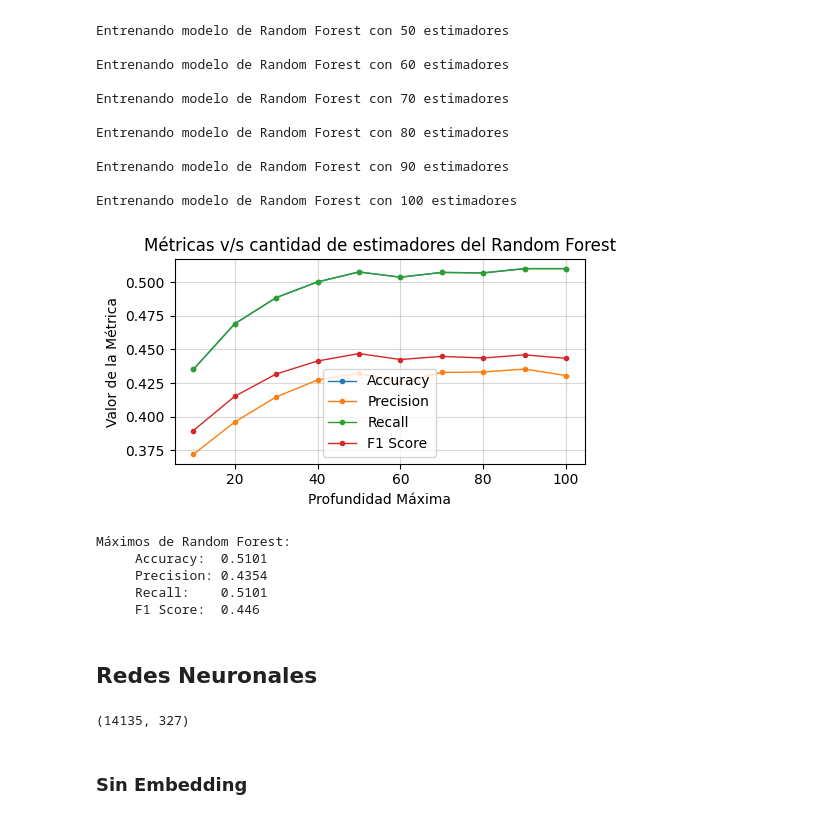
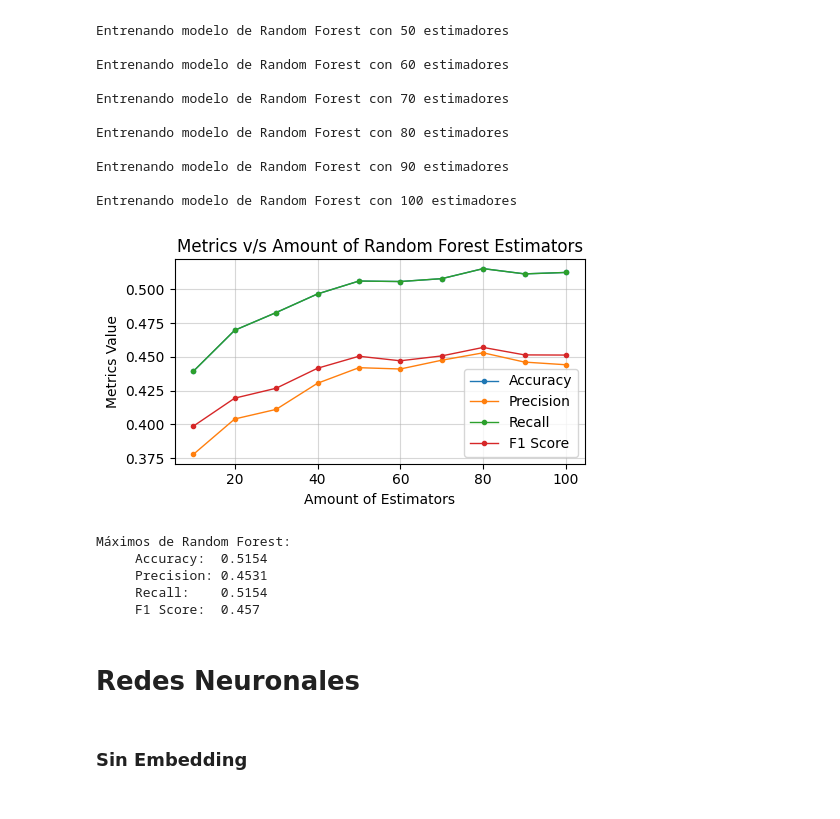
Before and after one commit to BobCortesP/ProyectoML, a Jupyter notebook: ultimoIntento.ipynb, the cells around one changed output. Cells and saved outputs as stored; diff of their text form; code cells hidden in the pictures.

```diff
--- a/ultimoIntento.ipynb
+++ b/ultimoIntento.ipynb
@@ -169,3 +157,40 @@ plt.show()
 # Filtrar las clases con al menos 5 instancias
 clases_con_suficientes_instancias = df['GRD'].value_counts()[df['GRD'].value_counts() >= 5].index
 df = df[df['GRD'].isin(clases_con_suficientes_instancias)]
+# %%
+# Calcular los deciles
+deciles = df['Edad en años'].astype(int).quantile([i / 10 for i in range(1, 10)])
+decimo_decil = df['Edad en años'].astype(int).max()
+deciles.loc[1.0] = decimo_decil
+deciles.loc[0.0] = 0.0
+
+# Crear los grupos etáreos con límites
+df['Grupo Etáreo'] = pd.qcut(df['Edad en años'].astype(int), q=10, labels=[f'Grupo {i+1}' for i in range(10)])
+
+# Contar la cantidad de personas en cada grupo etáreo y guardar los límites usando los deciles
+conteo_grupos = df['Grupo Etáreo'].value_counts().sort_index()
+limites_grupos = [(deciles.loc[i / 10], deciles.loc[(i + 1) / 10]) for i in range(10)]
+conteo_grupos = pd.DataFrame({'Conteo': conteo_grupos, 'Límites': limites_grupos})
+
+# Crear una figura
+fig, ax = plt.subplots(figsize=(8, 5))
+
+# Diagrama de barras con ancho ajustado
+for i, (interval, row) in enumerate(conteo_grupos.iterrows()):
+    start_age, end_age = row['Límites']
+    width = end_age - start_age
+    ax.bar(start_age, row['Conteo'], width=width, color='skyblue', edgecolor='black', align='edge', label='Histogram by age group' if i == 0 else "")
+
+# Histograma
+ax.hist([int(i) for i in df['Edad en años']], bins=df['Edad en años'].astype(int).max() + 1, edgecolor='black', alpha=0.6, label='Histogram by age')
+
+# Configurar el gráfico
+ax.set_title('Histogram and Bar Diagram of Patient Ages')
+ax.set_xlabel('Age in years')
+ax.set_ylabel('Frecuency / Amount of people')
+ax.grid(axis='y', alpha=0.75)
+ax.legend()
+
+# Mostrar el gráfico
+plt.tight_layout()
+plt.show()
@@ -172,6 +199,6 @@ df = df[df['GRD'].isin(clases_con_suficientes_instancias)]
 # %%
 # Crear los grupos etáreos
-df['Grupo Etáreo'] = pd.qcut(df['Edad en años'].astype(int), q=10, labels=[f'Grupo {i+1}' for i in range(10)])
+df['Grupo Etáreo'] = pd.qcut(df['Edad en años'].astype(int), q=10, labels=[i for i in range(10)])
 for i in df['Grupo Etáreo'].value_counts().keys():
     print(i, df['Grupo Etáreo'].value_counts()[i]/len(df)*100)
 df = df.drop(columns=['Edad en años'], axis=1)
@@ -357,33 +400,33 @@ Entrenando modelo de Random Forest con 100 estimadores
 # %%
 plt.figure(figsize=(5, 3))
 plt.plot(estimators, accuracies, label='Accuracy', marker='o', ms=3, lw=1)
 plt.plot(estimators, precisions, label='Precision', marker='o', ms=3, lw=1)
 plt.plot(estimators, recalls, label='Recall', marker='o', ms=3, lw=1)
 plt.plot(estimators, f1_scores, label='F1 Score', marker='o', ms=3, lw=1)
 
-plt.title('Métricas v/s cantidad de estimadores del Random Forest')
-plt.xlabel('Profundidad Máxima')
-plt.ylabel('Valor de la Métrica')
+plt.title('Metrics v/s Amount of Random Forest Estimators')
+plt.xlabel('Amount of Estimators')
+plt.ylabel('Metrics Value')
 plt.legend()
 plt.grid(alpha=0.5)
 plt.tight_layout()
 plt.show()
 
 maximos = [max(accuracies), precisions[accuracies.index(max(accuracies))], recalls[accuracies.index(max(accuracies))], f1_scores[accuracies.index(max(accuracies))]]
 print("Máximos de Random Forest:")
 print("     Accuracy: ", round(maximos[0],4))
 print("     Precision:", round(maximos[1],4))
 print("     Recall:   ", round(maximos[2],4))
 print("     F1 Score: ", round(maximos[3],4))
 # %% [output]
-[figure, old version]
+[figure, new version]
 Máximos de Random Forest:
-     Accuracy:  0.5101
-     Precision: 0.4354
-     Recall:    0.5101
-     F1 Score:  0.446
+     Accuracy:  0.5154
+     Precision: 0.4531
+     Recall:    0.5154
+     F1 Score:  0.457
 # %% [markdown]
-## Redes Neuronales
+# Redes Neuronales
 # %%
 seed = 12122008
 X = []
@@ -396,10 +439,6 @@ X = df.iloc[:, :-1].values
 
 ohe = OneHotEncoder(sparse_output=False)
 Y = ohe.fit_transform(df['GRD'].values.reshape(-1, 1))
-# %%
-Y.shape
-# %% [output]
-(14135, 327)
 # %%
 x_train, x_val, y_train, y_val = train_test_split(X, Y, test_size=0.2, random_state=seed, stratify=Y)
 # %% [markdown]
```
Also changed, not shown: parts of 45 cells of this notebook.
